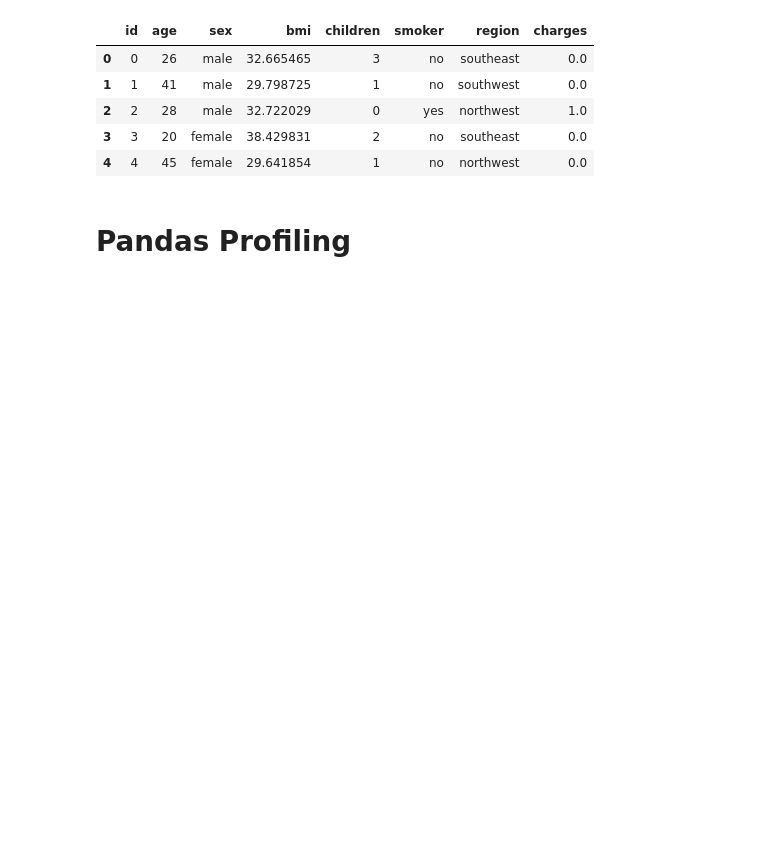
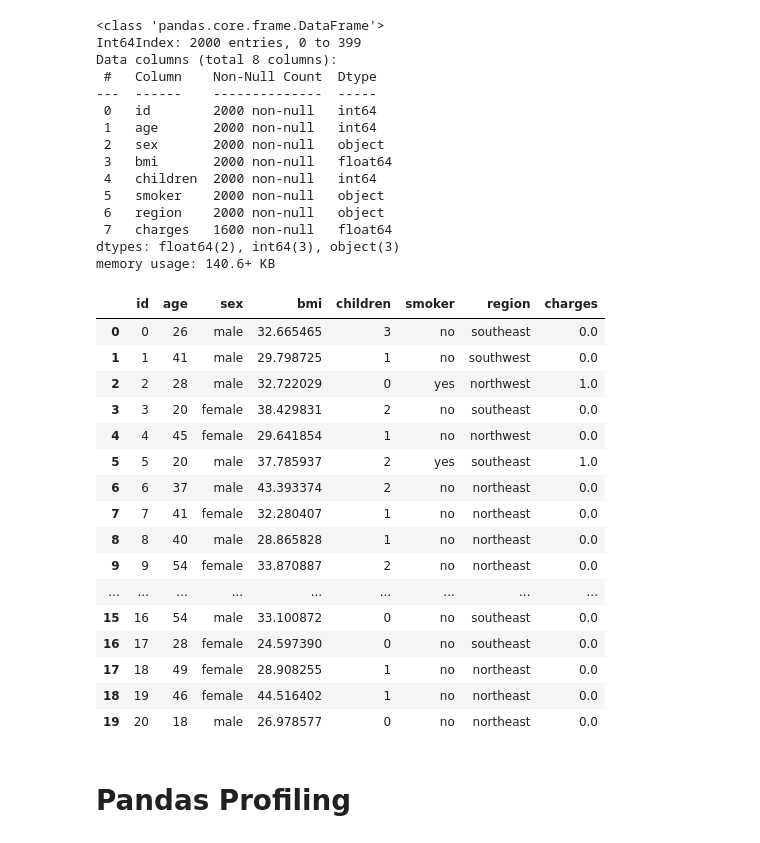
Before and after one commit to RooibosGood/signate, a Jupyter notebook: Begginer11/begginer11.ipynb, the cells around one changed output. Drawn from its saved outputs; the diff is of its cells as text; code cells hidden in the pictures; blank space fills up the shorter version.

```diff
--- a/Begginer11/begginer11.ipynb
+++ b/Begginer11/begginer11.ipynb
@@ -4,17 +4,44 @@ import pandas as pd # data processing, CSV file I/O (e.g. pd.read_csv)
 # %%
 train=pd.read_csv("./train.csv")
 test=pd.read_csv("./test.csv")
 submit_sample=pd.read_csv("./sample_submit.csv")
 
 df = pd.concat([train, test], sort=False)
-df.head()
+df.info()
+df.head(20)
 # %% [output]
+<class 'pandas.core.frame.DataFrame'>
+Int64Index: 2000 entries, 0 to 399
+Data columns (total 8 columns):
+ #   Column    Non-Null Count  Dtype
+---  ------    --------------  -----
+ 0   id        2000 non-null   int64
+ 1   age       2000 non-null   int64
+ 2   sex       2000 non-null   object
+ 3   bmi       2000 non-null   float64
+ 4   children  2000 non-null   int64
+ 5   smoker    2000 non-null   object
+ 6   region    2000 non-null   object
+ 7   charges   1600 non-null   float64
+dtypes: float64(2), int64(3), object(3)
+memory usage: 140.6+ KB
 |  | id | age | sex | bmi | children | smoker | region | charges |
 | 0 | 0 | 26 | male | 32.665465 | 3 | no | southeast | 0.0 |
 | 1 | 1 | 41 | male | 29.798725 | 1 | no | southwest | 0.0 |
 | 2 | 2 | 28 | male | 32.722029 | 0 | yes | northwest | 1.0 |
 | 3 | 3 | 20 | female | 38.429831 | 2 | no | southeast | 0.0 |
 | 4 | 4 | 45 | female | 29.641854 | 1 | no | northwest | 0.0 |
+| 5 | 5 | 20 | male | 37.785937 | 2 | yes | southeast | 1.0 |
+| 6 | 6 | 37 | male | 43.393374 | 2 | no | northeast | 0.0 |
+| 7 | 7 | 41 | female | 32.280407 | 1 | no | northeast | 0.0 |
+| 8 | 8 | 40 | male | 28.865828 | 1 | no | northeast | 0.0 |
+| 9 | 9 | 54 | female | 33.870887 | 2 | no | northeast | 0.0 |
+| ... | ... | ... | ... | ... | ... | ... | ... | ... |
+| 15 | 16 | 54 | male | 33.100872 | 0 | no | southeast | 0.0 |
+| 16 | 17 | 28 | female | 24.597390 | 0 | no | southeast | 0.0 |
+| 17 | 18 | 49 | female | 28.908255 | 1 | no | northeast | 0.0 |
+| 18 | 19 | 46 | female | 44.516402 | 1 | no | northeast | 0.0 |
+| 19 | 20 | 18 | male | 26.978577 | 0 | no | northeast | 0.0 |
 # %% [markdown]
 # Pandas Profiling
 # %%
```
Also changed, not shown: parts of 16 cells of this notebook.
